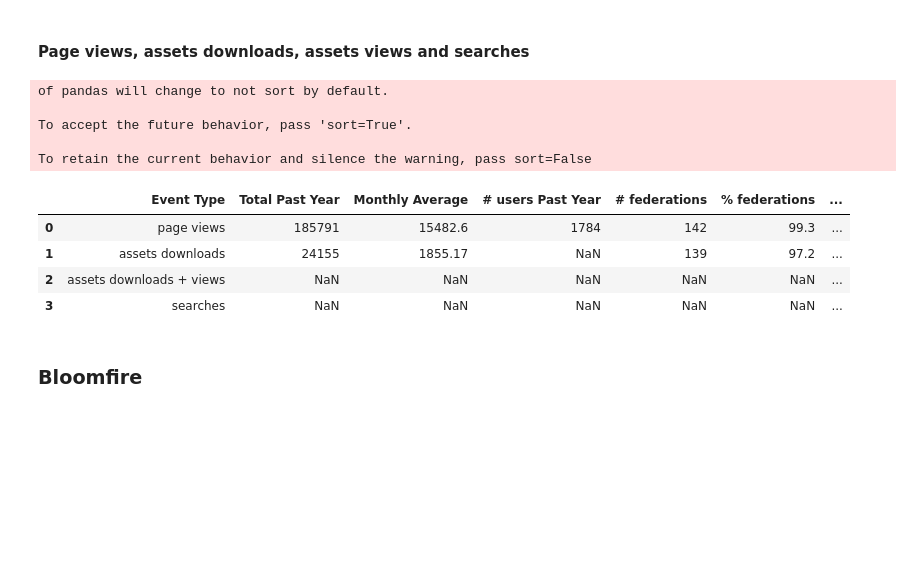
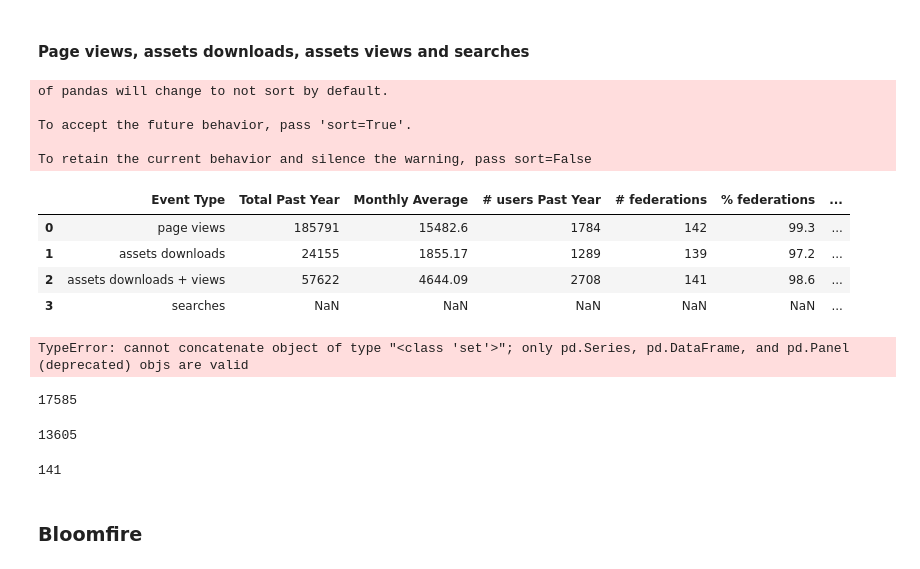
Before and after one commit to olga0503/DATA602hw1, a Jupyter notebook: FedCentral Analytics .ipynb, the cells around one changed output. Cells and saved outputs as stored; diff of their text form; code cells hidden in the pictures; blank space fills up the shorter version.

```diff
--- a/FedCentral Analytics .ipynb
+++ b/FedCentral Analytics .ipynb
@@ -306,53 +306,90 @@ views7_fed = pd.read_csv('views7_fed.csv')
 views8_fed = pd.read_csv('views8_fed.csv')
 views_fed = pd.concat([views1_fed,views2_fed,views3_fed,views4_fed,views5_fed,views6_fed,views7_fed,views8_fed])
 views_fed = pd.merge(views_fed,federations[['code','name','type']],how='left',left_on = 'User Organization', right_on = 'code')
-views_fed_fed = set(views_fed[views_fed['type']=='yes']['User Organization'])
-views_fed_net = set(views_fed[views_fed['type']=='no']['User Organization'])
+views_fed_fed = views_fed[views_fed['type']=='yes']['User Organization']
+views_fed_net = views_fed[views_fed['type']=='no']['User Organization']
 
 
 downloads1_fed = pd.read_csv('downloads1_fed.csv')
 downloads2_fed = pd.read_csv('downloads2_fed.csv')
 downloads3_fed = pd.read_csv('downloads3_fed.csv')
 downloads4_fed = pd.read_csv('downloads4_fed.csv')
 downloads_fed = pd.concat([downloads1_fed,downloads2_fed,downloads3_fed,downloads4_fed])
 downloads_fed = pd.merge(downloads_fed,federations[['code','name','type']],how='left',left_on = 'User Organization', right_on = 'code')
-downloads_fed_fed = set(downloads_fed[downloads_fed['type']=='yes']['User Organization'])
-downloads_fed_net = set(downloads_fed[downloads_fed['type']=='no']['User Organization'])
+downloads_fed_fed = downloads_fed[downloads_fed['type']=='yes']['User Organization']
+downloads_fed_net = downloads_fed[downloads_fed['type']=='no']['User Organization']
 
 
 active_users_fedcentral = pd.DataFrame()
 active_users_fedcentral['Time Period'] = ['Daily','Weekly','Monthly']
 
 downloads1_date = pd.read_csv('downloads1_date.csv')
 downloads2_date = pd.read_csv('downloads2_date.csv')
 downloads3_date = pd.read_csv('downloads3_date.csv')
 downloads4_date = pd.read_csv('downloads4_date.csv')
 downloads_date = pd.concat([downloads1_date,downloads2_date,downloads3_date,downloads4_date])
 downloads_date['Date'] = pd.to_datetime(downloads_date['Date'], format='%Y%m%d')
 downloads_date.set_index('Date',inplace=True)
 
+downloads1_user = pd.read_csv('downloads1_user.csv')
+downloads2_user = pd.read_csv('downloads2_user.csv')
+downloads3_user = pd.read_csv('downloads3_user.csv')
+downloads4_user = pd.read_csv('downloads4_user.csv')
+downloads5_user = pd.read_csv('downloads5_user.csv')
+downloads_user = pd.concat([downloads1_user,downloads2_user,downloads3_user,downloads4_user,downloads5_user])
+
 
 table1 = pd.DataFrame(columns=['Event Type','Total Past Year','Monthly Average','# users Past Year','# federations','% federations','#networks','% networks'])
 table1['Event Type'] = ['page views','assets downloads','assets downloads + views','searches']
-table1['Total Past Year'] = [views_date['Pageviews'].sum(),downloads_date['Total Events'].sum(),'NaN','NaN']
-table1['Monthly Average'] = [round(views_date.resample('M')['Pageviews'].sum().mean(),2),round(downloads_date.resample('M')['Total Events'].sum().mean(),2),'NaN','NaN']
-table1['# users Past Year'] = [len(set(views_user['User'])),'NaN','NaN','NaN']
-table1['# federations'] = [len(views_fed_fed),len(downloads_fed_fed),'NaN','NaN']
-table1['% federations'] = [round(len(views_fed_fed)*100/len(total_registered_fed),2),round(len(downloads_fed_fed)*100/len(total_registered_fed),2),'NaN','NaN']
-table1['#networks'] = [len(views_fed_net),len(downloads_fed_net),'NaN','NaN']
-table1['% networks'] = [round(len(views_fed_net)*100/len(total_registered_net)),round(len(downloads_fed_net)*100/len(total_registered_net),2),'NaN','NaN']
+table1['Total Past Year'] = [views_date['Pageviews'].sum(),downloads_date['Total Events'].sum(),
+                             views_date[views_date['Page'].str.contains('/view')]['Pageviews'].sum()+downloads_date['Total Events'].sum(),
+                             'NaN']
+table1['Monthly Average'] = [round(views_date.resample('M')['Pageviews'].sum().mean(),2),round(downloads_date.resample('M')['Total Events'].sum().mean(),2),
+                             round(downloads_date.resample('M')['Total Events'].sum().mean(),2)+round(views_date[views_date['Page'].str.contains('/view')].resample('M')['Pageviews'].sum().mean(),2),
+                             'NaN']
+table1['# users Past Year'] = [len(set(views_user['User'])),len(set(downloads_user['User'])),
+                               len(set(downloads_user['User']))+len(set(views_user[views_user['Page'].str.contains('/view')]['User'])),
+                               'NaN']
+table1['# federations'] = [len(set(views_fed_fed)),len(set(downloads_fed_fed)),
+                           len(set(pd.concat([views_fed[(views_fed['Page'].str.contains('/view')) & (views_fed['type']=='yes')]['User Organization'],downloads_fed_fed]))),
+                           'NaN']
+table1['% federations'] = [round(len(set(views_fed_fed))*100/len(total_registered_fed),2),round(len(set(downloads_fed_fed))*100/len(total_registered_fed),2),
+                           round(len(set(pd.concat([views_fed[(views_fed['Page'].str.contains('/view')) & (views_fed['type']=='yes')]['User Organization'],downloads_fed_fed])))*100/len(total_registered_fed),2),
+                           'NaN']
+table1['#networks'] = [len(views_fed_net),len(downloads_fed_net),
+                       len(set(pd.concat([views_fed[(views_fed['Page'].str.contains('/view')) & (views_fed['type']=='no')]['User Organization'],downloads_fed_fed]))),
+                       'NaN']
+table1['% networks'] = [round(len(set(views_fed_net))*100/len(total_registered_net)),round(len(set(downloads_fed_net))*100/len(total_registered_net),2),
+                        round(len(set(pd.concat([views_fed[(views_fed['Page'].str.contains('/view')) & (views_fed['type']=='no')]['User Organization'],downloads_fed_net])))*100/len(total_registered_fed),2),'NaN']
 table1
 # %% [output]
 of pandas will change to not sort by default.
 
 To accept the future behavior, pass 'sort=True'.
 
 To retain the current behavior and silence the warning, pass sort=False
 |  | Event Type | Total Past Year | Monthly Average | # users Past Year | # federations | % federations | ... |
 | 0 | page views | 185791 | 15482.6 | 1784 | 142 | 99.3 | ... |
-| 1 | assets downloads | 24155 | 1855.17 | NaN | 139 | 97.2 | ... |
-| 2 | assets downloads + views | NaN | NaN | NaN | NaN | NaN | ... |
+| 1 | assets downloads | 24155 | 1855.17 | 1289 | 139 | 97.2 | ... |
+| 2 | assets downloads + views | 57622 | 4644.09 | 2708 | 141 | 98.6 | ... |
 | 3 | searches | NaN | NaN | NaN | NaN | NaN | ... |
+# %%
+#views_fed_fed[views_fed_fed['Page'].str.contains('/view')]
+pd.concat([set(views_fed[(views_fed['Page'].str.contains('/view')) & (views_fed['type']=='yes')]['User Organization']),set(downloads_fed_fed)])
+# %% [output]
+TypeError: cannot concatenate object of type "<class 'set'>"; only pd.Series, pd.DataFrame, and pd.Panel (deprecated) objs are valid
+# %%
+len(views_fed[(views_fed['Page'].str.contains('/view')) & (views_fed['type']=='yes')]['User Organization'])
+# %% [output]
+17585
+# %%
+pd.colen(downloads_fed_fed)
+# %% [output]
+13605
+# %%
+len(set(pd.concat([views_fed[(views_fed['Page'].str.contains('/view')) & (views_fed['type']=='yes')]['User Organization'],downloads_fed_fed])))
+# %% [output]
+141
 # %% [markdown]
 ### Bloomfire
 # %% [markdown]
```
